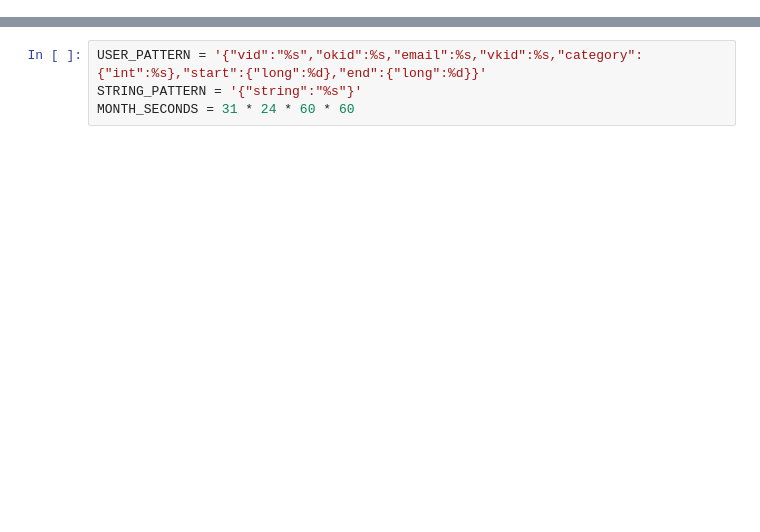
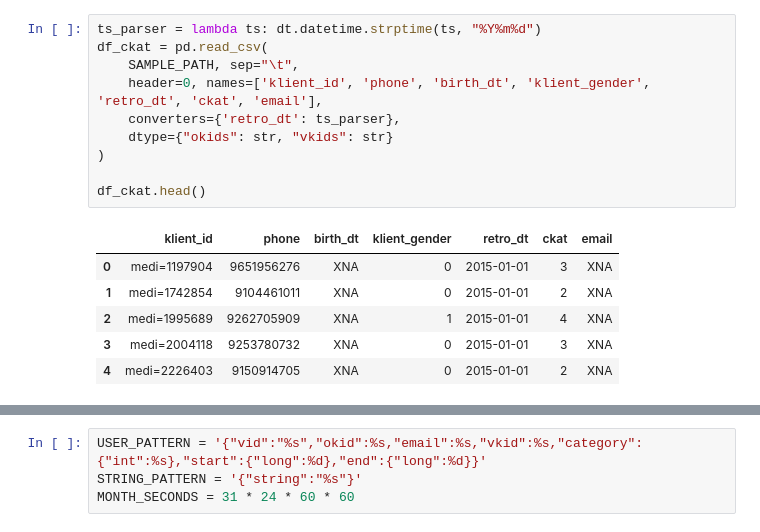
Before and after one commit to anokhin/anokhin.github.io, a Jupyter notebook: notebooks/homecredit/profi.ipynb, the cells around one changed output, grey strips where cells are left out. Drawn from its saved outputs; the diff is of its cells as text; blank space fills up the shorter version.

```diff
--- a/notebooks/homecredit/profi.ipynb
+++ b/notebooks/homecredit/profi.ipynb
@@ -27,0 +34,17 @@ df1.head()
+# %%
+ts_parser = lambda ts: dt.datetime.strptime(ts, "%Y%m%d")
+df_ckat = pd.read_csv(
+    SAMPLE_PATH, sep="\t",
+    header=0, names=['klient_id', 'phone', 'birth_dt', 'klient_gender', 'retro_dt', 'ckat', 'email'],
+    converters={'retro_dt': ts_parser},
+    dtype={"okids": str, "vkids": str}
+)
+
+df_ckat.head()
+# %% [output]
+|  | klient_id | phone | birth_dt | klient_gender | retro_dt | ckat | email |
+| 0 | medi=1197904 | 9651956276 | XNA | 0 | 2015-01-01 | 3 | XNA |
+| 1 | medi=1742854 | 9104461011 | XNA | 0 | 2015-01-01 | 2 | XNA |
+| 2 | medi=1995689 | 9262705909 | XNA | 1 | 2015-01-01 | 4 | XNA |
+| 3 | medi=2004118 | 9253780732 | XNA | 0 | 2015-01-01 | 3 | XNA |
+| 4 | medi=2226403 | 9150914705 | XNA | 0 | 2015-01-01 | 2 | XNA |
```
Also changed, not shown: parts of 19 cells of this notebook.
